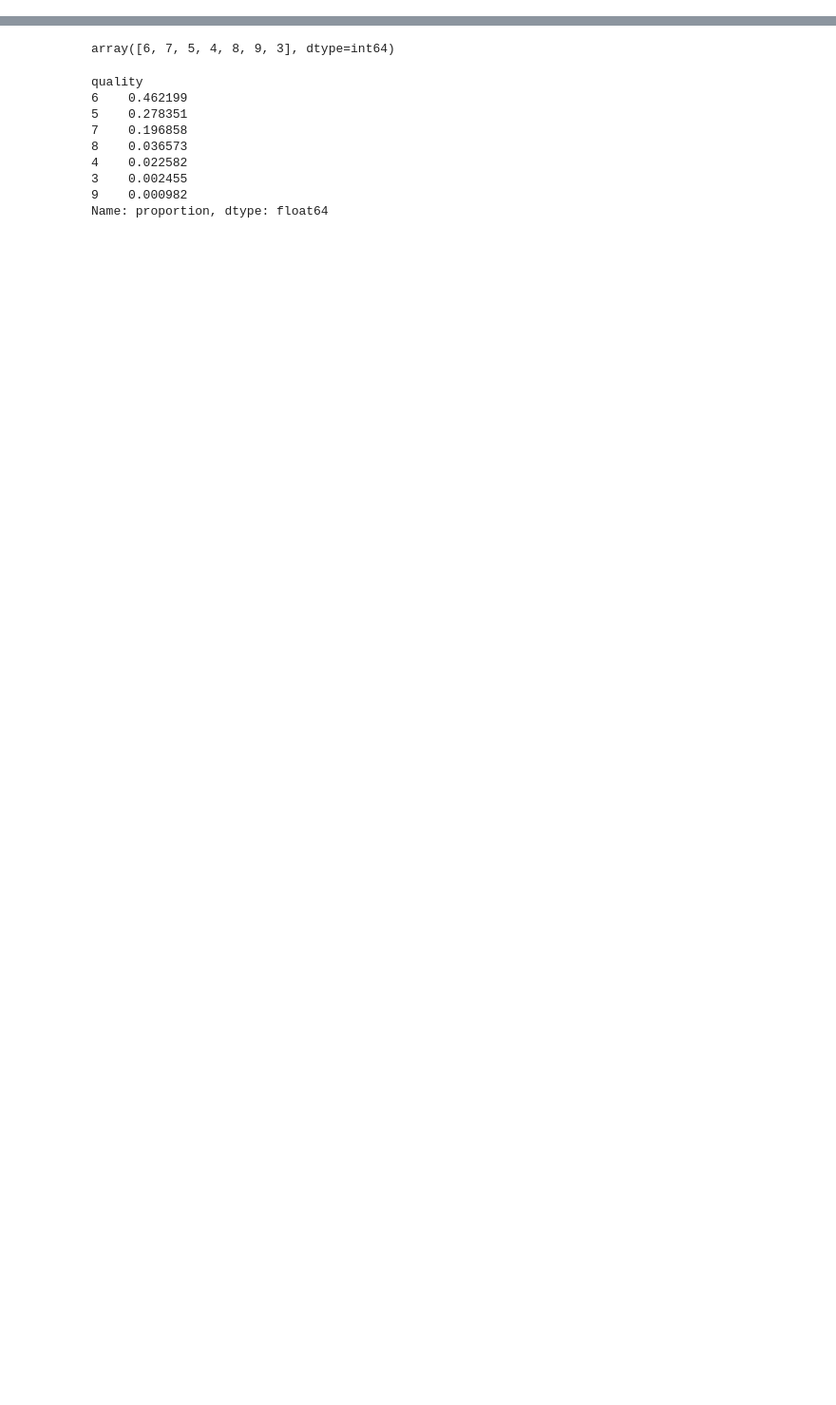
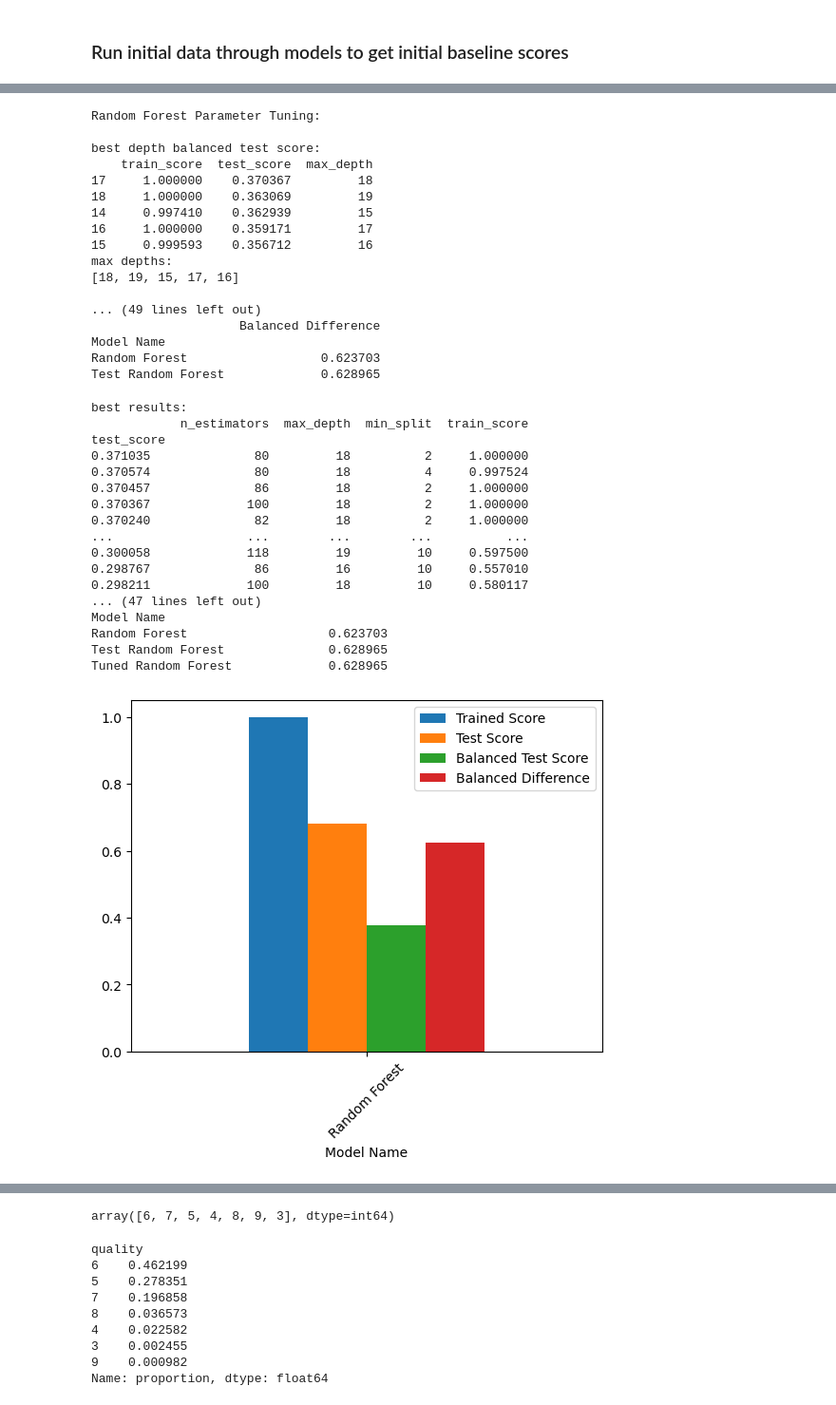
Before and after one commit to knox135/group-project-2, a Jupyter notebook: models/MajorWineData2.ipynb, the cells around one changed output, grey strips where cells are left out. Shown at 95% size. Cells and saved outputs as stored; diff of their text form; code cells hidden in the pictures; blank space fills up the shorter version.

```diff
--- a/models/MajorWineData2.ipynb
+++ b/models/MajorWineData2.ipynb
@@ -6,8 +16,8 @@ import models as tests
 # %%
 # Read in CSV data and check for nulls and dtypes
 df = pd.read_csv('../datasets/wine_data2.csv')
+df = df.drop(['Unnamed: 0','rt.sulfur.dioxide'],axis=1)
 
-# Check column names, null values and Dtypes
 df.info()
 # %% [output]
 <class 'pandas.core.frame.DataFrame'>
@@ -32,0 +41,6 @@ memory usage: 413.9 KB
+# %%
+# Read in CSV data to run initial models for baseline results
+df_initial = df.copy()
+
+# Check column names, null values and Dtypes
+df_initial.info()
@@ -32,0 +91,14 @@ memory usage: 413.9 KB
+# %% [markdown]
+### Run initial data through models to get initial baseline scores
+# %%
+# set X and y variables to determine initial baseline score
+X0 = df_initial.drop(columns=['quality'])
+y0 = df_initial['quality']
+# %%
+# Split data into training and testing data
+X_train0,X_test0,y_train0,y_test0 = train_test_split(X0,y0,random_state=13)
+# %%
+# Run initial data through many_models to get baseline scores
+# Run data through  function to determine scores and initial parameter optimization for Random Forest Classifier Model
+models_no_leaf_preprocess = tests.many_models_no_leaf(X_train0,y_train0,X_test0,y_test0)
+# %% [output]
@@ -32,0 +122,35 @@ memory usage: 413.9 KB
+Random Forest Parameter Tuning:
+
+best depth balanced test score:
+    train_score  test_score  max_depth
+17     1.000000    0.370367         18
+18     1.000000    0.363069         19
+14     0.997410    0.362939         15
+16     1.000000    0.359171         17
+15     0.999593    0.356712         16
+max depths:
+[18, 19, 15, 17, 16]
+
+... (49 lines left out)
+                    Balanced Difference
+Model Name
+Random Forest                  0.623703
+Test Random Forest             0.628965
+best results:
+            n_estimators  max_depth  min_split  train_score
+test_score
+0.371035              80         18          2     1.000000
+0.370574              80         18          4     0.997524
+0.370457              86         18          2     1.000000
+0.370367             100         18          2     1.000000
+0.370240              82         18          2     1.000000
+...                  ...        ...        ...          ...
+0.300058             118         19         10     0.597500
+0.298767              86         16         10     0.557010
+0.298211             100         18         10     0.580117
+... (47 lines left out)
+Model Name
+Random Forest                   0.623703
+Test Random Forest              0.628965
+Tuned Random Forest             0.628965
+[figure, added]
```
Also changed, not shown: parts of 42 cells of this notebook, 1 other file.
